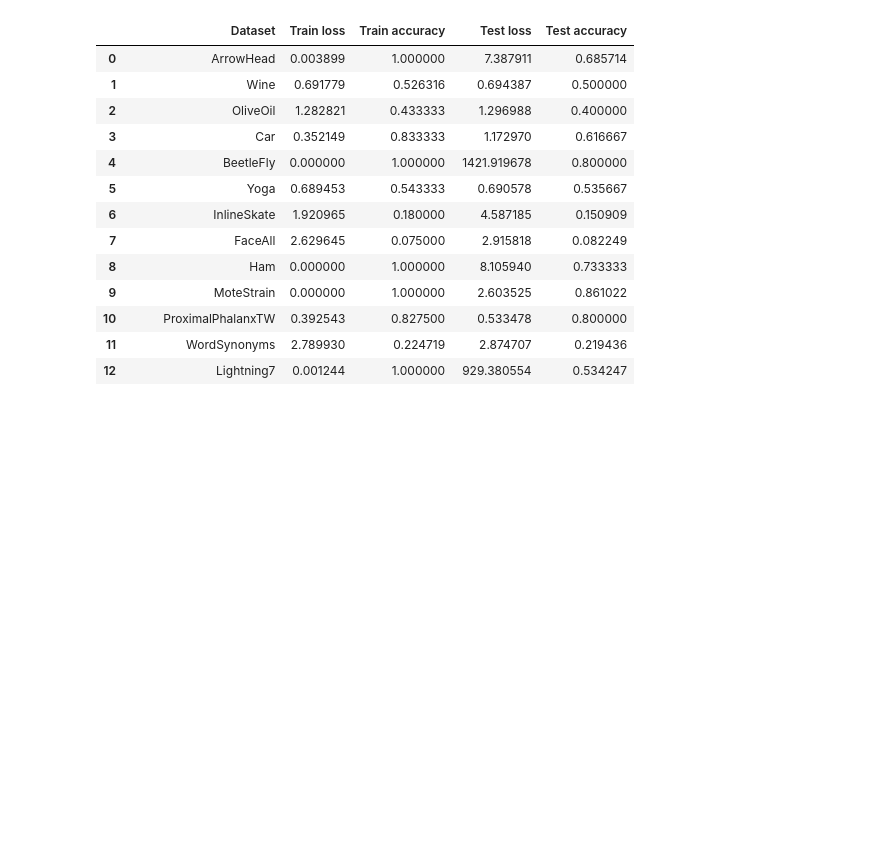
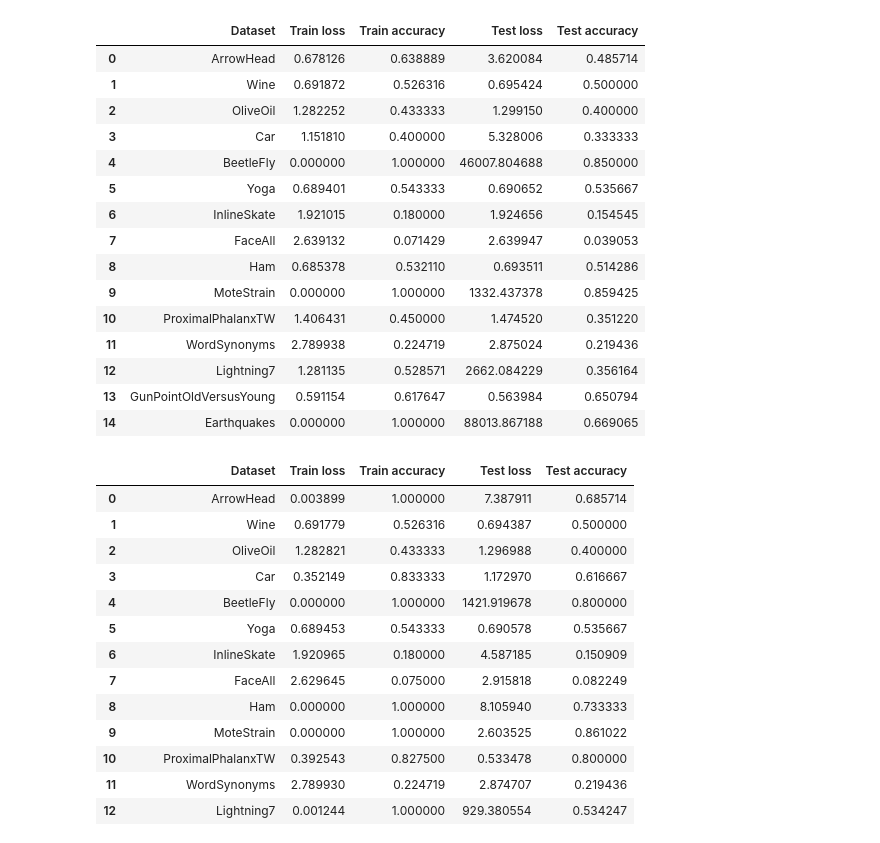
Before and after one commit to Elnur21/MLP_MultiLayerPerceptron, a Jupyter notebook: test.ipynb, the cells around one changed output. Drawn from its saved outputs; the diff is of its cells as text; code cells hidden in the pictures; blank space fills up the shorter version.

```diff
--- a/test.ipynb
+++ b/test.ipynb
@@ -96,3 +81,23 @@ Epoch 730/1000
+# %%
+results = pd.read_csv("result.csv")
+results
+# %% [output]
+|  | Dataset | Train loss | Train accuracy | Test loss | Test accuracy |
+| 0 | ArrowHead | 0.678126 | 0.638889 | 3.620084 | 0.485714 |
+| 1 | Wine | 0.691872 | 0.526316 | 0.695424 | 0.500000 |
+| 2 | OliveOil | 1.282252 | 0.433333 | 1.299150 | 0.400000 |
+| 3 | Car | 1.151810 | 0.400000 | 5.328006 | 0.333333 |
+| 4 | BeetleFly | 0.000000 | 1.000000 | 46007.804688 | 0.850000 |
+| 5 | Yoga | 0.689401 | 0.543333 | 0.690652 | 0.535667 |
+| 6 | InlineSkate | 1.921015 | 0.180000 | 1.924656 | 0.154545 |
+| 7 | FaceAll | 2.639132 | 0.071429 | 2.639947 | 0.039053 |
+| 8 | Ham | 0.685378 | 0.532110 | 0.693511 | 0.514286 |
+| 9 | MoteStrain | 0.000000 | 1.000000 | 1332.437378 | 0.859425 |
+| 10 | ProximalPhalanxTW | 1.406431 | 0.450000 | 1.474520 | 0.351220 |
+| 11 | WordSynonyms | 2.789938 | 0.224719 | 2.875024 | 0.219436 |
+| 12 | Lightning7 | 1.281135 | 0.528571 | 2662.084229 | 0.356164 |
+| 13 | GunPointOldVersusYoung | 0.591154 | 0.617647 | 0.563984 | 0.650794 |
+| 14 | Earthquakes | 0.000000 | 1.000000 | 88013.867188 | 0.669065 |
 # %%
 results = pd.read_csv("result.csv")
 results
```
Also changed, not shown: parts of 2 cells of this notebook, 20 other files.
